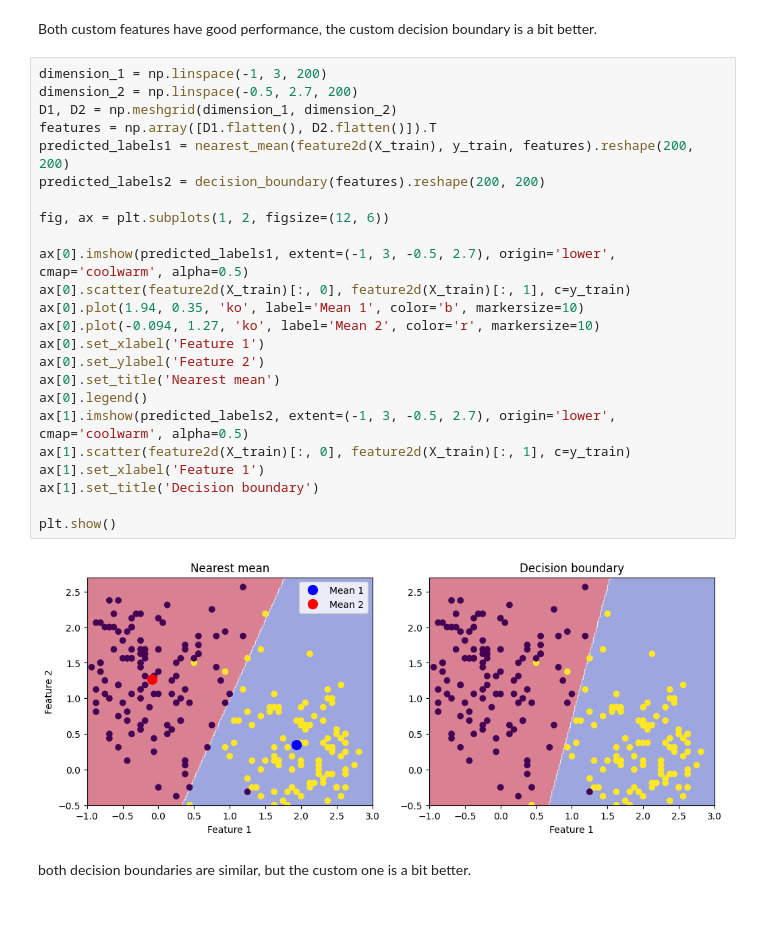
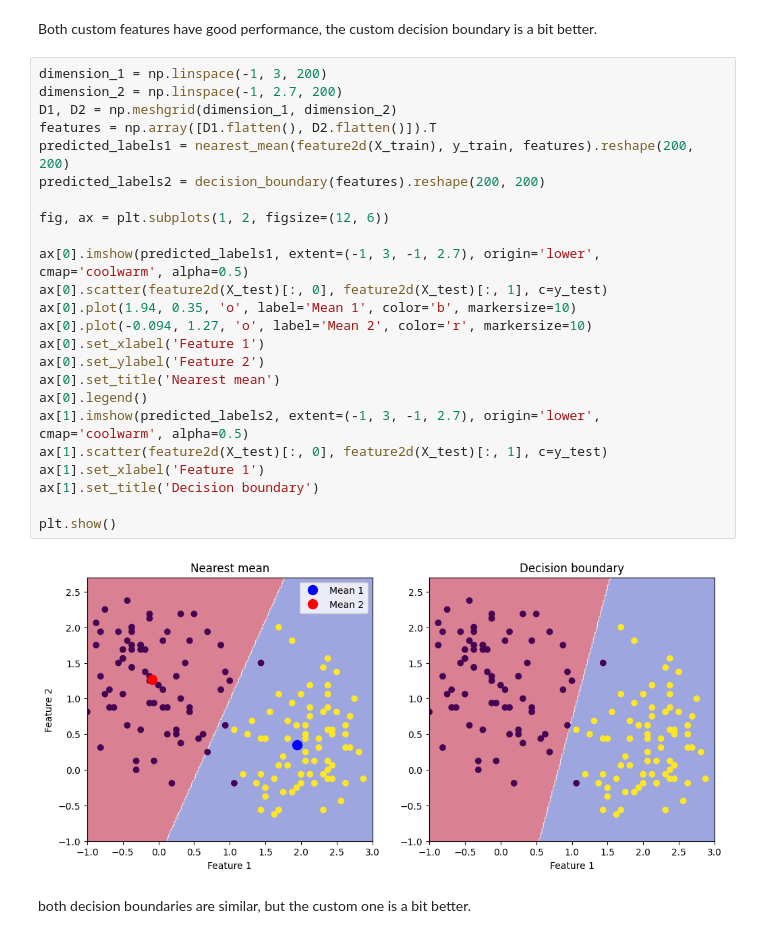
Before and after one commit to add-IV/MLE, a Jupyter notebook: exercise_1/linear-classifiers.ipynb, the cells around one changed output. Cells and saved outputs as stored; diff of their text form.

```diff
--- a/exercise_1/linear-classifiers.ipynb
+++ b/exercise_1/linear-classifiers.ipynb
@@ -136,30 +136,30 @@ print(accuracy1, accuracy2)
 Both custom features have good performance, the custom decision boundary is a bit better.
 # %%
 dimension_1 = np.linspace(-1, 3, 200)
-dimension_2 = np.linspace(-0.5, 2.7, 200)
+dimension_2 = np.linspace(-1, 2.7, 200)
 D1, D2 = np.meshgrid(dimension_1, dimension_2)
 features = np.array([D1.flatten(), D2.flatten()]).T
 predicted_labels1 = nearest_mean(feature2d(X_train), y_train, features).reshape(200, 200)
 predicted_labels2 = decision_boundary(features).reshape(200, 200)
 
 fig, ax = plt.subplots(1, 2, figsize=(12, 6))
 
-ax[0].imshow(predicted_labels1, extent=(-1, 3, -0.5, 2.7), origin='lower', cmap='coolwarm', alpha=0.5)
-ax[0].scatter(feature2d(X_train)[:, 0], feature2d(X_train)[:, 1], c=y_train)
-ax[0].plot(1.94, 0.35, 'ko', label='Mean 1', color='b', markersize=10)
-ax[0].plot(-0.094, 1.27, 'ko', label='Mean 2', color='r', markersize=10)
+ax[0].imshow(predicted_labels1, extent=(-1, 3, -1, 2.7), origin='lower', cmap='coolwarm', alpha=0.5)
+ax[0].scatter(feature2d(X_test)[:, 0], feature2d(X_test)[:, 1], c=y_test)
+ax[0].plot(1.94, 0.35, 'o', label='Mean 1', color='b', markersize=10)
+ax[0].plot(-0.094, 1.27, 'o', label='Mean 2', color='r', markersize=10)
 ax[0].set_xlabel('Feature 1')
 ax[0].set_ylabel('Feature 2')
 ax[0].set_title('Nearest mean')
 ax[0].legend()
-ax[1].imshow(predicted_labels2, extent=(-1, 3, -0.5, 2.7), origin='lower', cmap='coolwarm', alpha=0.5)
-ax[1].scatter(feature2d(X_train)[:, 0], feature2d(X_train)[:, 1], c=y_train)
+ax[1].imshow(predicted_labels2, extent=(-1, 3, -1, 2.7), origin='lower', cmap='coolwarm', alpha=0.5)
+ax[1].scatter(feature2d(X_test)[:, 0], feature2d(X_test)[:, 1], c=y_test)
 ax[1].set_xlabel('Feature 1')
 ax[1].set_title('Decision boundary')
 
 plt.show()
 # %% [output]
-[figure, old version]
+[figure, new version]
 # %% [markdown]
 both decision boundaries are similar, but the custom one is a bit better.
 # %% [markdown]
```
Also changed, not shown: parts of 4 cells of this notebook.
